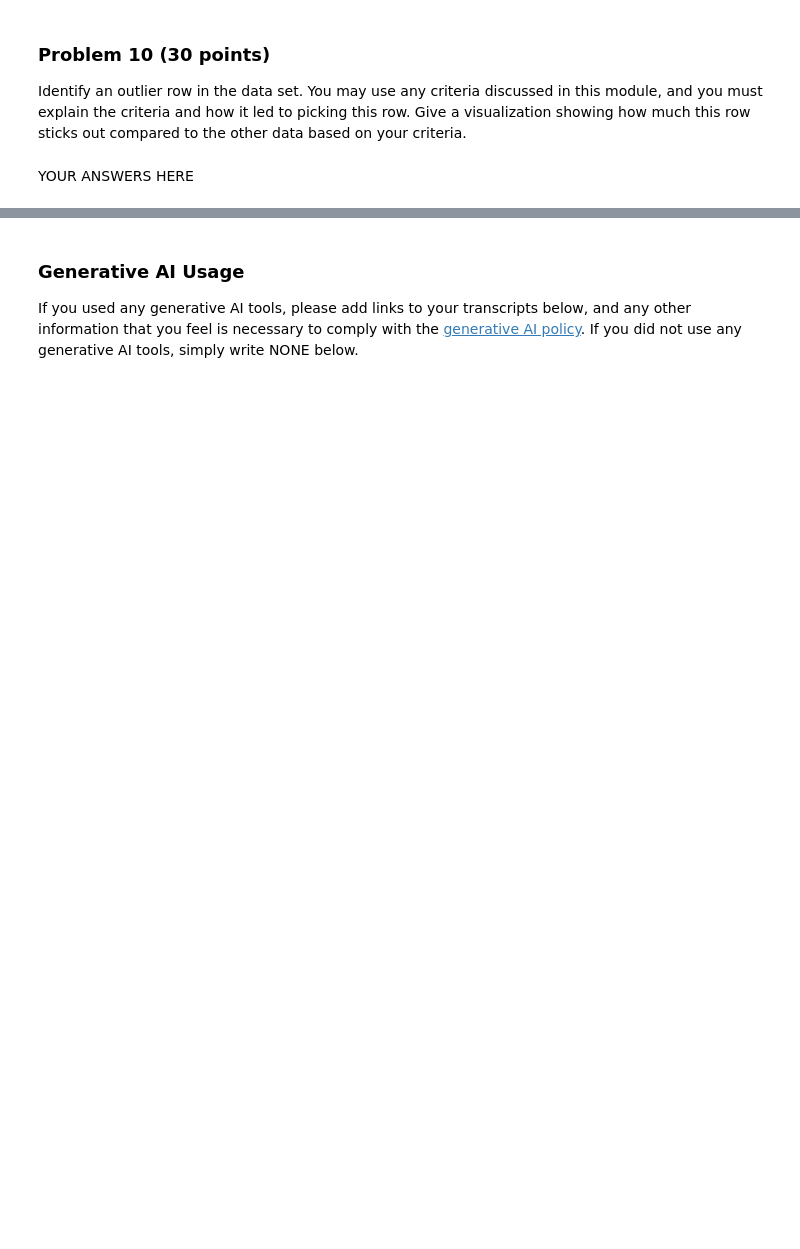
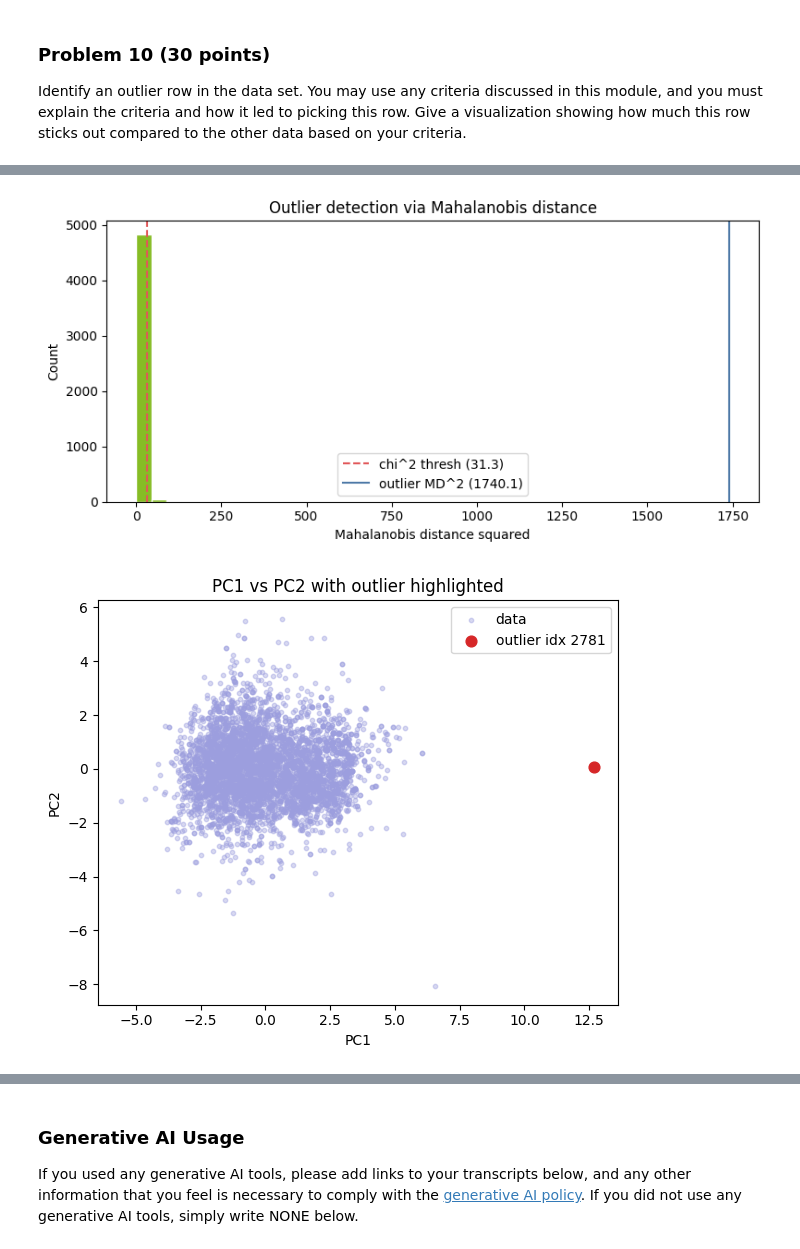
Before and after one commit to RevibeZ/dx601-final-project, a Jupyter notebook: project.ipynb, the cells around one changed output, grey strips where cells are left out. Cells and saved outputs as stored; diff of their text form; code cells hidden in the pictures; blank space fills up the shorter version.

```diff
--- a/project.ipynb
+++ b/project.ipynb
@@ -432,2 +539,70 @@ Give a visualization showing how much this row sticks out compared to the other
-# %% [markdown]
-YOUR ANSWERS HERE
+# %%
+TARGET_COL = "target"
+FEATURE_COLS = [c for c in df.columns if c != TARGET_COL]
+
+# Matrix of inputs
+X = df[FEATURE_COLS].to_numpy()
+
+# Standardize features (z-scores)
+X_mean = X.mean(axis=0)
+X_std = X.std(axis=0, ddof=0)
+X_std_safe = np.where(X_std == 0, 1.0, X_std)
+X_scaled = (X - X_mean) / X_std_safe
+
+# Mahalanobis distance using sample covariance of standardized features
+S = np.cov(X_scaled, rowvar=False, ddof=1)
+S_inv = np.linalg.pinv(S)  # pseudo-inverse for numerical stability
+center = X_scaled.mean(axis=0)
+
+def mahalanobis2(row):
+    d = row - center
+    return float(d @ S_inv @ d.T)
+
+md2 = np.apply_along_axis(mahalanobis2, 1, X_scaled)
+md = np.sqrt(md2)
+
+# Chi-square threshold (very strict) with dof = number of features
+from scipy.stats import chi2
+k = X.shape[1]
+alpha = 0.001
+chi2_thresh = chi2.ppf(1 - alpha, df=k)
+
+# Pick top outlier by MD^2 and check against threshold
+idx_out = int(np.argmax(md2))
+md2_out = float(md2[idx_out])
+md_out = float(md[idx_out])
+passed_thresh = md2_out > chi2_thresh
+
+print(f"Features used: {k}; chi-square(0.999, df={k}) threshold = {chi2_thresh:.2f}")
+print(f"Top outlier candidate index = {idx_out}; MD^2 = {md2_out:.2f} (MD = {md_out:.2f}); above threshold? {passed_thresh}")
+
+# Show the row values for context
+row_vals = df.iloc[idx_out][FEATURE_COLS + [TARGET_COL]] if TARGET_COL in df.columns else df.iloc[idx_out][FEATURE_COLS]
+print("\nOutlier row values:")
+print(row_vals)
+
+# Visualization 1: Histogram of MD^2 with threshold and outlier marker
+plt.figure(figsize=(8, 4))
+plt.hist(md2, bins=40, color="#86bc25", edgecolor="white")
+plt.axvline(chi2_thresh, color="#e15759", linestyle="--", label=f"chi^2 thresh ({chi2_thresh:.1f})")
+plt.axvline(md2_out, color="#4e79a7", linestyle="-", label=f"outlier MD^2 ({md2_out:.1f})")
+plt.xlabel("Mahalanobis distance squared")
+plt.ylabel("Count")
+plt.title("Outlier detection via Mahalanobis distance")
+plt.legend()
+plt.tight_layout()
+plt.show()
+
+# Visualization 2: PCA scatter (first two PCs) with outlier highlighted
+pca = PCA(n_components=2)
+pcs = pca.fit_transform(X_scaled)
+plt.figure(figsize=(6, 5))
+plt.scatter(pcs[:, 0], pcs[:, 1], s=10, alpha=0.4, label="data", color="#9c9ede")
+plt.scatter(pcs[idx_out, 0], pcs[idx_out, 1], s=60, color="#d62728", label=f"outlier idx {idx_out}")
+plt.xlabel("PC1")
+plt.ylabel("PC2")
+plt.title("PC1 vs PC2 with outlier highlighted")
+plt.legend()
+plt.tight_layout()
+plt.show()
+# %% [output]
@@ -433,0 +626,2 @@ YOUR ANSWERS HERE
+[figure, added]
+[figure, added]
```
Also changed, not shown: parts of 18 cells of this notebook.
